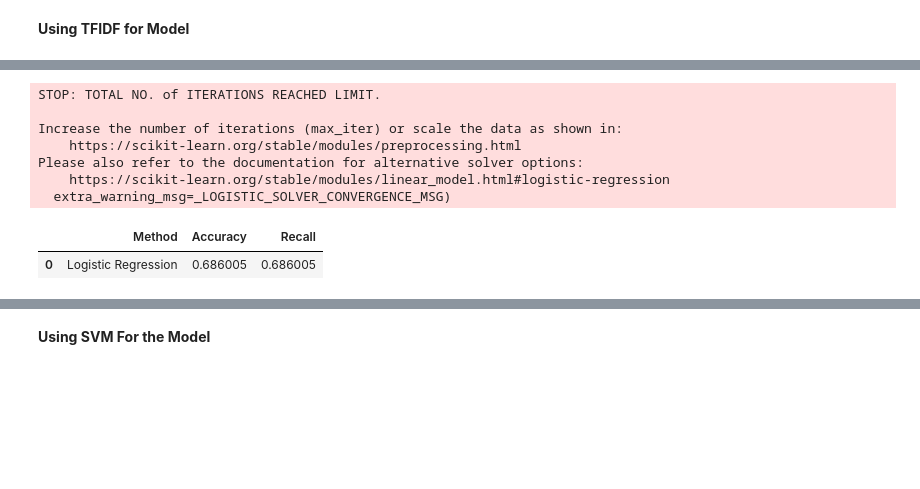
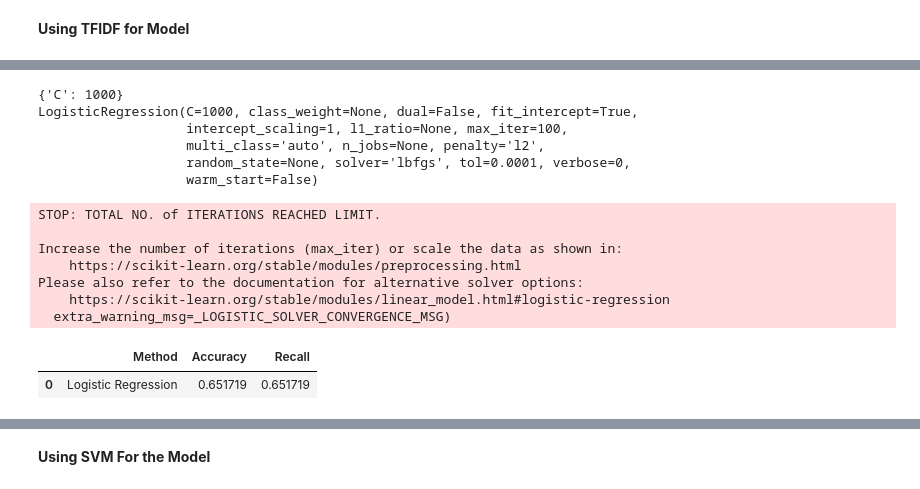
Before and after one commit to capstone-nlp-jul-group-13/capstone, a Jupyter notebook: Capstone_MJ.ipynb, the cells around one changed output, grey strips where cells are left out. Drawn from its saved outputs; the diff is of its cells as text; code cells hidden in the pictures; blank space fills up the shorter version.

```diff
--- a/Capstone_MJ.ipynb
+++ b/Capstone_MJ.ipynb
@@ -161,6 +155,6 @@ small_df.describe()
 # %%
 #Assigining these to a seperate group altogether
-df.loc[df.groupby('Assignment group')['Assignment group'].transform('size') < 15 , 'Assignment group'] =  'SUBGROUP-X'
+df.loc[df.groupby('Assignment group')['Assignment group'].transform('size') < 10 , 'Assignment group'] =  'SUBGROUP-X'
 # %%
 # Groupby by Group ID
 group_df = df.groupby("Assignment group")
@@ -372,11 +365,10 @@ df_clean.head()
 # %% [markdown]
 **Defining Train and Test Data**
 # %%
-
 from sklearn.model_selection import train_test_split
 X = df_clean['Description Clean']
 y = df['Assignment group']
-X_train, X_test, y_train, y_test = train_test_split(X,y, test_size = 0.2, random_state = 10)
+X_train, X_validation, y_train, y_validation = train_test_split(X,y, test_size = 0.2, random_state = 10)
 # %% [markdown]
 **Using TFIDF for Model**
 # %%
@@ -384,19 +376,11 @@ from sklearn.feature_extraction.text import TfidfVectorizer
 from sklearn.linear_model import LogisticRegression
 from sklearn.metrics import accuracy_score, recall_score
 
-
 tfidf_vectorizer = TfidfVectorizer()
 tfidf_vectorizer.fit(X_train)
 X_vector = tfidf_vectorizer.transform(X_train)
-X_vector_test = tfidf_vectorizer.transform(X_test)
+X_vector_validation = tfidf_vectorizer.transform(X_validation)
 
-X_vector_train, X_val, y_vector_train, y_val = train_test_split(
-    X_vector, y_train, train_size = 0.75
+X_vector_train, X_vector_test, y_vector_train, y_test = train_test_split(
+    X_vector, y_train, train_size = 0.8
 )
-
-for c in [0.01, 0.05, 0.25, 0.5, 1]:
-
-    lr = LogisticRegression(C=c)
-    lr.fit(X_vector_train, y_vector_train)
-    print ("Accuracy for C=%s: %s"
-           % (c, accuracy_score(y_val, lr.predict(X_val))))
@@ -408,0 +387,9 @@ Accuracy for C=1: 0.6208133971291866
+# %%
+from sklearn.model_selection import GridSearchCV
+# defining parameter range
+param_grid = {'C': [ 0.01, 0.25, 0.5, 1, 10, 100, 1000] }
+lr = LogisticRegression()
+grid = GridSearchCV(lr, param_grid, refit = True )
+
+# fitting the model for grid search
+grid.fit(X_vector_train, y_vector_train)
@@ -409,21 +427,32 @@ Accuracy for C=1: 0.6208133971291866
+# %%
+# print best parameter after tuning
+print(grid.best_params_)
+# print how our model looks after hyper-parameter tuning
+print(grid.best_estimator_)
+# %% [output]
+{'C': 1000}
+LogisticRegression(C=1000, class_weight=None, dual=False, fit_intercept=True,
+                   intercept_scaling=1, l1_ratio=None, max_iter=100,
+                   multi_class='auto', n_jobs=None, penalty='l2',
+                   random_state=None, solver='lbfgs', tol=0.0001, verbose=0,
+                   warm_start=False)
 # %%
-final_tfidf = LogisticRegression(C=1)
-final_tfidf.fit(X_vector, y_train)
-#print ("Final Accuracy: %s"
-#       % accuracy_score(y_test, final_tfidf.predict(X_vector_test)))
+#Getting Accuracy and Recall for Train Data
+final_tfidf = LogisticRegression(C=1000)
+final_tfidf.fit(X_vector_train, y_vector_train)
 accuracy = accuracy_score(y_test, final_tfidf.predict(X_vector_test))
 recall = recall_score(y_test, final_tfidf.predict(X_vector_test),average='weighted')
-#Store the accuracy results for each model in a dataframe for final comparison
+#print ('Accuracy: ',accuracy," Recall: ",recall)
 resultsDf = pd.DataFrame({'Method':['Logistic Regression'], 'Accuracy': accuracy, 'Recall': recall})
 resultsDf = resultsDf[['Method', 'Accuracy', 'Recall']]
 resultsDf
 # %% [output]
 STOP: TOTAL NO. of ITERATIONS REACHED LIMIT.
 
 Increase the number of iterations (max_iter) or scale the data as shown in:
     https://scikit-learn.org/stable/modules/preprocessing.html
 Please also refer to the documentation for alternative solver options:
     https://scikit-learn.org/stable/modules/linear_model.html#logistic-regression
   extra_warning_msg=_LOGISTIC_SOLVER_CONVERGENCE_MSG)
 |  | Method | Accuracy | Recall |
-| 0 | Logistic Regression | 0.686005 | 0.686005 |
+| 0 | Logistic Regression | 0.651719 | 0.651719 |
```
Also changed, not shown: parts of 45 cells of this notebook.
